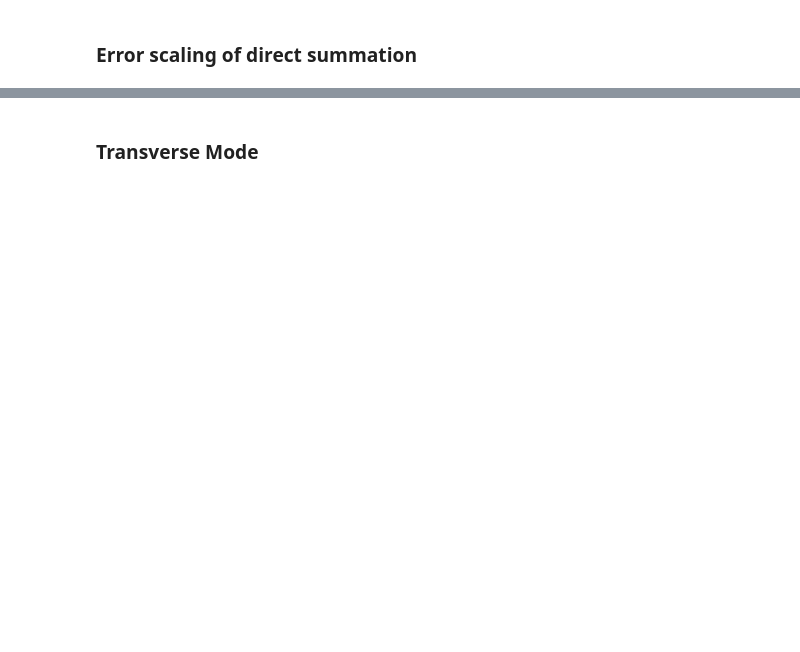
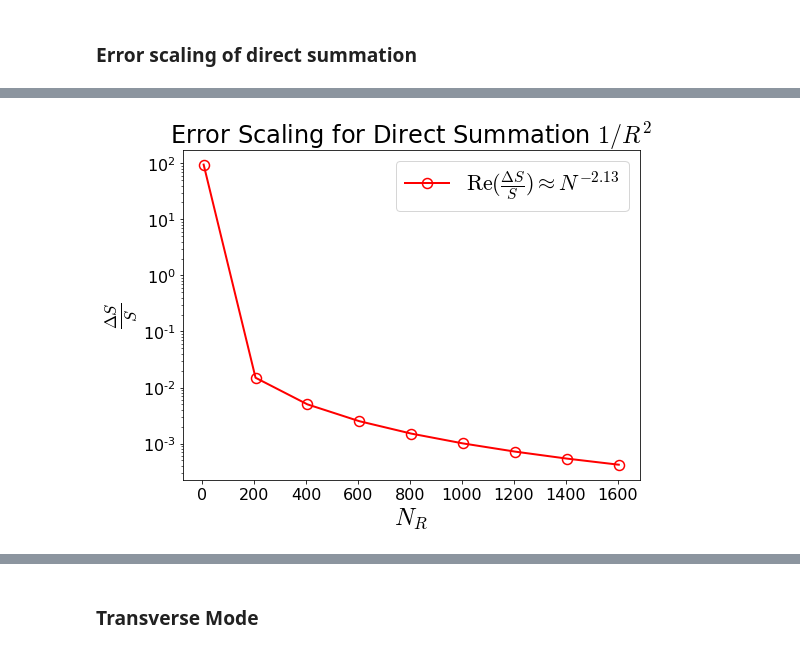
Before and after one commit to 711er/cde, a Jupyter notebook: cde-2d.ipynb, the cells around one changed output, grey strips where cells are left out. Cells and saved outputs as stored; diff of their text form; code cells hidden in the pictures; blank space fills up the shorter version.

```diff
--- a/cde-2d.ipynb
+++ b/cde-2d.ipynb
@@ -1017,0 +1003,29 @@ erfc(np.sqrt(np.pi)*np.sqrt(8))/np.sqrt(8)
+# %%
+sums = np.array(f2)
+err_re = rel_err( sums.real[1:], sums.real[:-1] )
+err_im = rel_err( sums.imag[1:], sums.imag[:-1] )
+
+power1, y1 = np.polyfit(np.log(nums[:-1]), np.log(np.fabs(err_re)), 1)
+power2, y2 = np.polyfit(np.log(nums[:-1]), np.log(np.fabs(err_im)), 1)
+
+label1 = r'$\mathrm{Re}(\frac{\Delta S}{S})$' + \
+r'$\approx N^{{ {:.2f} }}$'.format(power1)
+label2 = r'$\mathrm{Im}(\frac{\Delta S}{S})$' + \
+r'$\approx N^{{ {:.2f} }}$'.format(power2)
+
+fig = plt.figure(figsize=(8,6))
+ax = fig.add_subplot(111)
+plt.semilogy(nums[:-1], np.fabs(err_re), 'ro-',
+             label=label1, **marker_style)
+# plt.semilogy(Ns[:-1], np.power(Ns[:-1], power1)*np.exp(y1), 'ko-')
+# plt.semilogy(nums[:-1], np.fabs(err_im), 'bo-',
+#              label=label2, **marker_style)
+plt.xlabel(r'$N_R$')
+plt.ylabel(r'$\frac{\Delta S}{S}$')
+plt.title(r'Error Scaling for Direct Summation $1/R^2$')
+plt.legend(loc='best', fontsize=22)
+plt.tight_layout()
+plt.savefig('direct-sum-error-f2R.pdf')
+plt.show()
+# %% [output]
+[figure, added]
```
Also changed, not shown: parts of 52 cells of this notebook.
